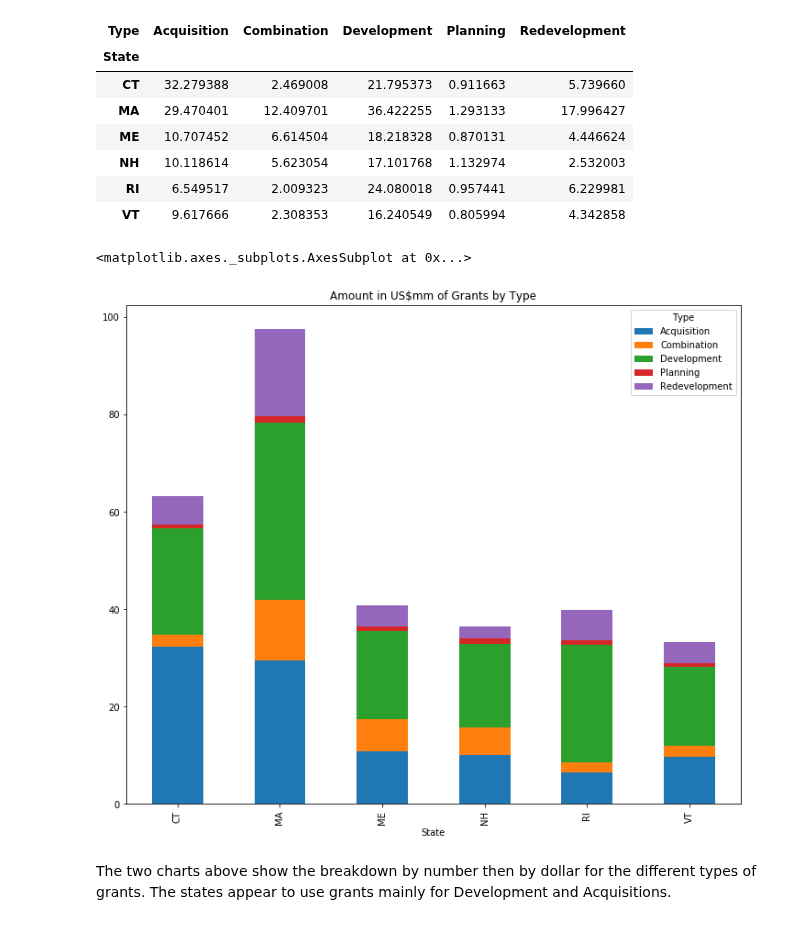
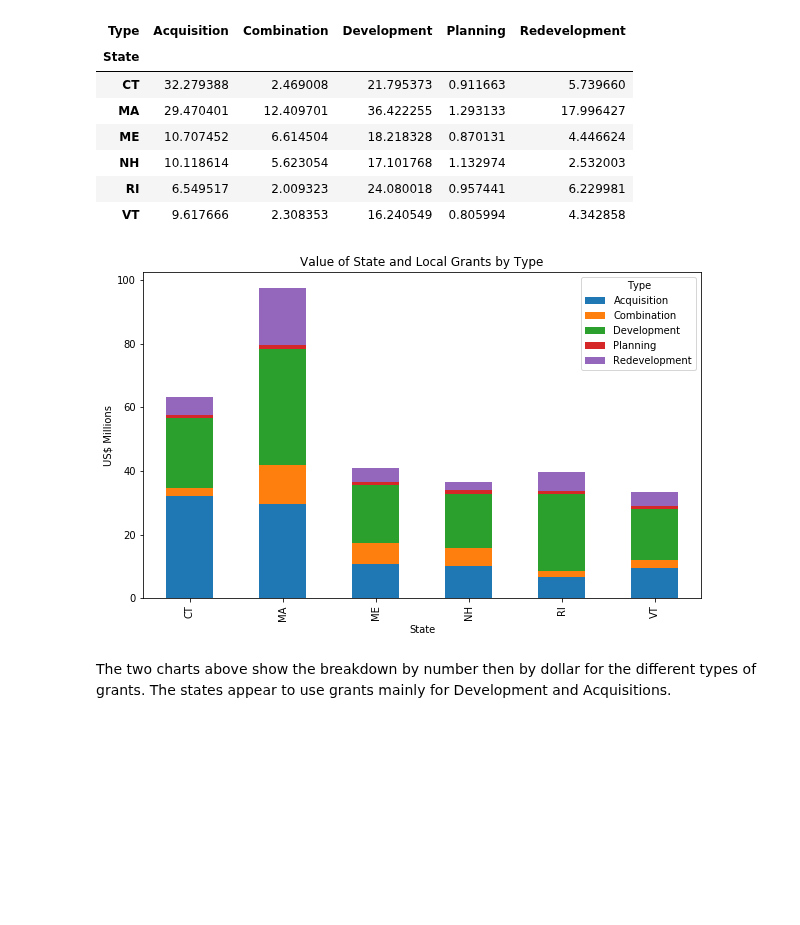
Before and after one commit to HKuz/DSforC, a Jupyter notebook: LWCF/LWCF_New_England_Funding_Analysis.ipynb, the cells around one changed output. Drawn from its saved outputs; the diff is of its cells as text; code cells hidden in the pictures; blank space fills up the shorter version.

```diff
--- a/LWCF/LWCF_New_England_Funding_Analysis.ipynb
+++ b/LWCF/LWCF_New_England_Funding_Analysis.ipynb
@@ -220,10 +243,10 @@ gt_amt
 | VT | 9.617666 | 2.308353 | 16.240549 | 0.805994 | 4.342858 |
 # %%
 # Plot the dollar amount of grants by type
-gt_amt.plot(kind='bar', figsize=(12,10), title='Amount in US$mm of Grants by Type', stacked=True)
+gt_amt.plot(kind='bar', figsize=(10,6), title='Value of State and Local Grants by Type', stacked=True);
+plt.ylabel('US$ Millions');
 # %% [output]
-<matplotlib.axes._subplots.AxesSubplot at 0x...>
-[figure, old version]
+[figure, new version]
 # %% [markdown]
 The two charts above show the breakdown by number then by dollar for the different types of grants. The states appear to use grants mainly for Development and Acquisitions.
 # %% [markdown]
```
Also changed, not shown: parts of 4 cells of this notebook.
